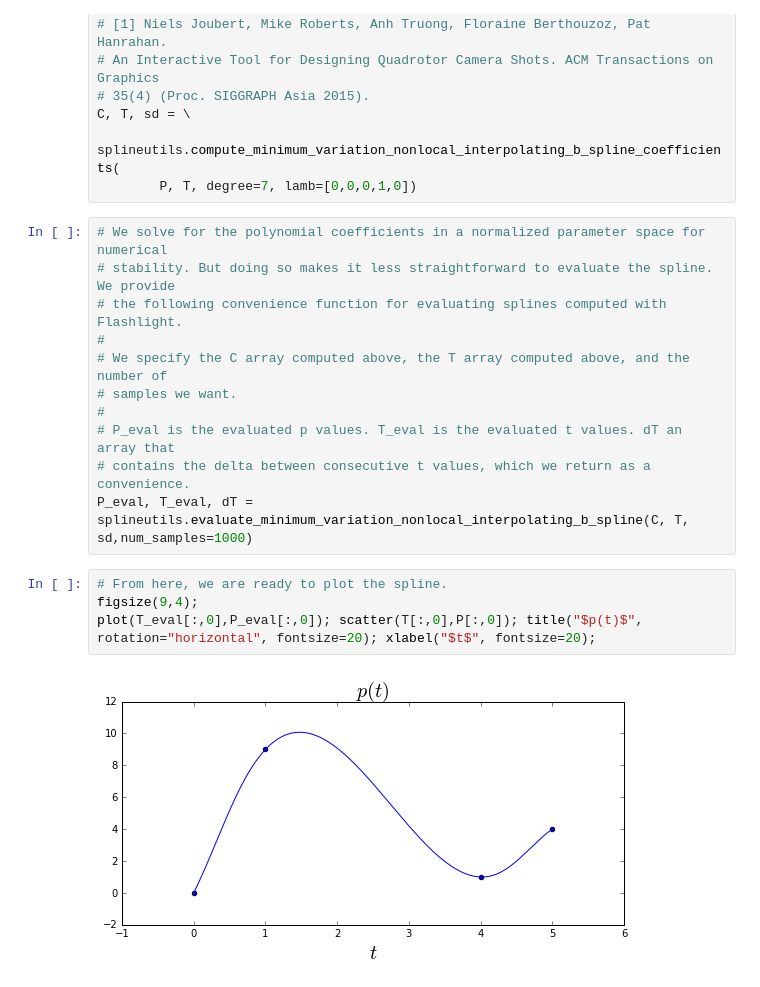
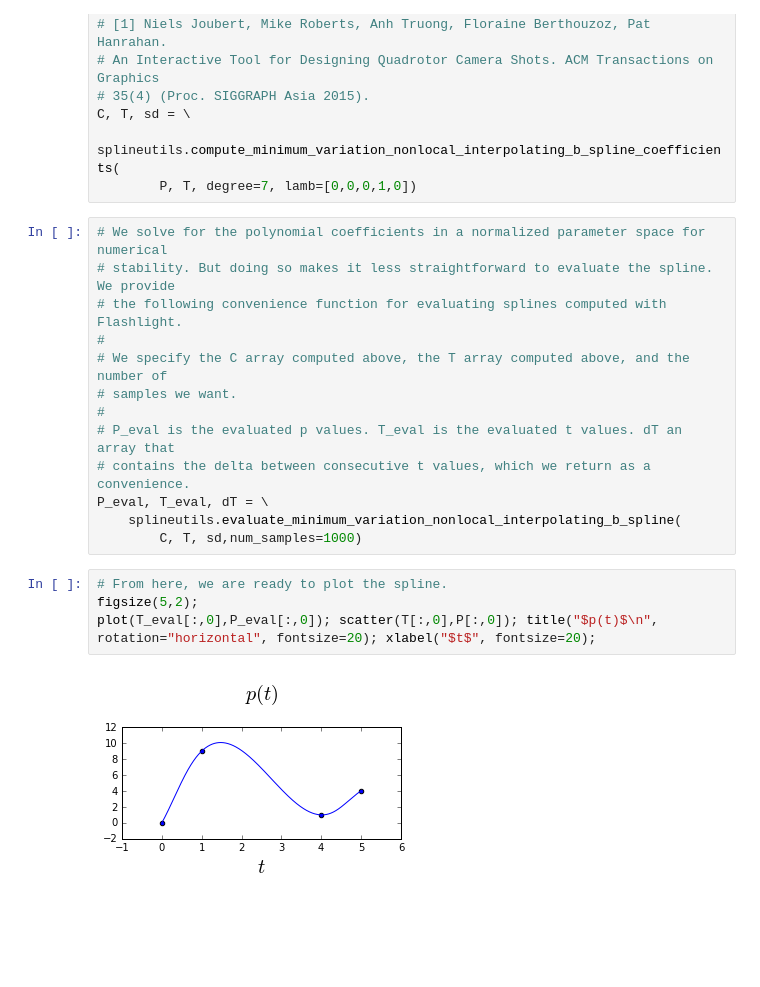
Before and after one commit to mikeroberts3000/flashlight, a Jupyter notebook: code/examples/jupyter/00 - Creating minimum snap splines in 1D.ipynb, the cells around one changed output. Cells and saved outputs as stored; diff of their text form; blank space fills up the shorter version.

```diff
--- a/code/examples/jupyter/00 - Creating minimum snap splines in 1D.ipynb
+++ b/code/examples/jupyter/00 - Creating minimum snap splines in 1D.ipynb
@@ -88,13 +88,15 @@ C, T, sd = \
 #
 # P_eval is the evaluated p values. T_eval is the evaluated t values. dT an array that
 # contains the delta between consecutive t values, which we return as a convenience.
-P_eval, T_eval, dT = splineutils.evaluate_minimum_variation_nonlocal_interpolating_b_spline(C, T, sd,num_samples=1000)
+P_eval, T_eval, dT = \
+    splineutils.evaluate_minimum_variation_nonlocal_interpolating_b_spline(
+        C, T, sd,num_samples=1000)
 # %%
 # From here, we are ready to plot the spline.
-figsize(9,4);
-plot(T_eval[:,0],P_eval[:,0]); scatter(T[:,0],P[:,0]); title("$p(t)$", rotation="horizontal", fontsize=20); xlabel("$t$", fontsize=20);
+figsize(5,2);
+plot(T_eval[:,0],P_eval[:,0]); scatter(T[:,0],P[:,0]); title("$p(t)$\n", rotation="horizontal", fontsize=20); xlabel("$t$", fontsize=20);
 # %% [output]
-[figure, old version]
+[figure, new version]
 # %%
 # We can double check that our spline is C4 continuous by plotting its derivatives.
 #
```
Also changed, not shown: parts of 1 cell of this notebook.
